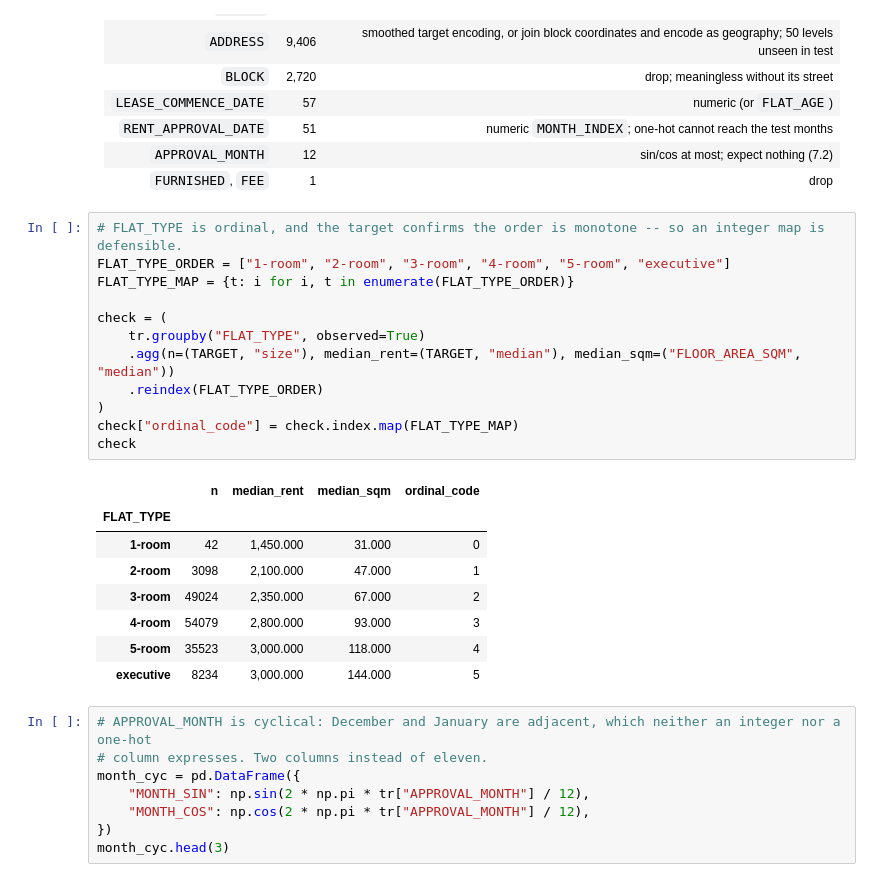
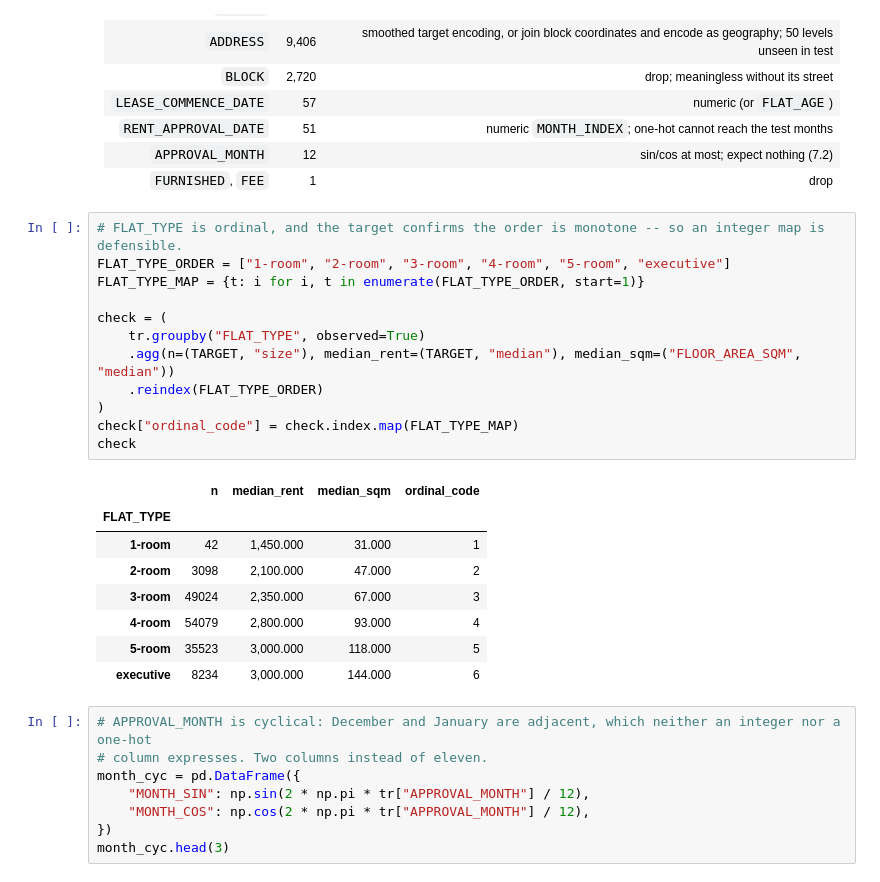
Before and after one commit to sidneyting/hdb-rentals, a Jupyter notebook: notebooks/1_eda_preprocessing.ipynb, the cells around one changed output. Cells and saved outputs as stored; diff of their text form.

```diff
--- a/notebooks/1_eda_preprocessing.ipynb
+++ b/notebooks/1_eda_preprocessing.ipynb
@@ -971,24 +971,24 @@ one_hot_cost(tr, ["TOWN", "FLAT_TYPE", "FLAT_MODEL", "STREET", "BLOCK", "ADDRESS
 # %%
 # FLAT_TYPE is ordinal, and the target confirms the order is monotone -- so an integer map is defensible.
 FLAT_TYPE_ORDER = ["1-room", "2-room", "3-room", "4-room", "5-room", "executive"]
-FLAT_TYPE_MAP = {t: i for i, t in enumerate(FLAT_TYPE_ORDER)}
+FLAT_TYPE_MAP = {t: i for i, t in enumerate(FLAT_TYPE_ORDER, start=1)}
 
 check = (
     tr.groupby("FLAT_TYPE", observed=True)
     .agg(n=(TARGET, "size"), median_rent=(TARGET, "median"), median_sqm=("FLOOR_AREA_SQM", "median"))
     .reindex(FLAT_TYPE_ORDER)
 )
 check["ordinal_code"] = check.index.map(FLAT_TYPE_MAP)
 check
 # %% [output]
 |  | n | median_rent | median_sqm | ordinal_code |
 | FLAT_TYPE |  |  |  |  |
-| 1-room | 42 | 1,450.000 | 31.000 | 0 |
-| 2-room | 3098 | 2,100.000 | 47.000 | 1 |
-| 3-room | 49024 | 2,350.000 | 67.000 | 2 |
-| 4-room | 54079 | 2,800.000 | 93.000 | 3 |
-| 5-room | 35523 | 3,000.000 | 118.000 | 4 |
-| executive | 8234 | 3,000.000 | 144.000 | 5 |
+| 1-room | 42 | 1,450.000 | 31.000 | 1 |
+| 2-room | 3098 | 2,100.000 | 47.000 | 2 |
+| 3-room | 49024 | 2,350.000 | 67.000 | 3 |
+| 4-room | 54079 | 2,800.000 | 93.000 | 4 |
+| 5-room | 35523 | 3,000.000 | 118.000 | 5 |
+| executive | 8234 | 3,000.000 | 144.000 | 6 |
 # %%
 # APPROVAL_MONTH is cyclical: December and January are adjacent, which neither an integer nor a one-hot
 # column expresses. Two columns instead of eleven.
```
Also changed, not shown: parts of 67 cells of this notebook, 49 other files.
